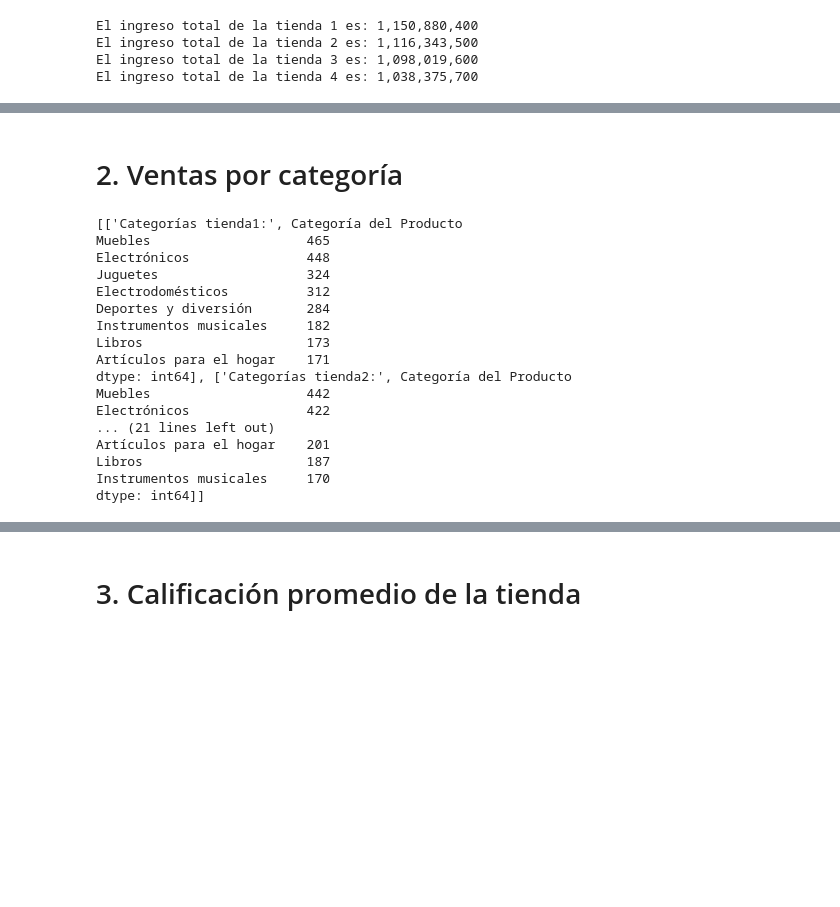
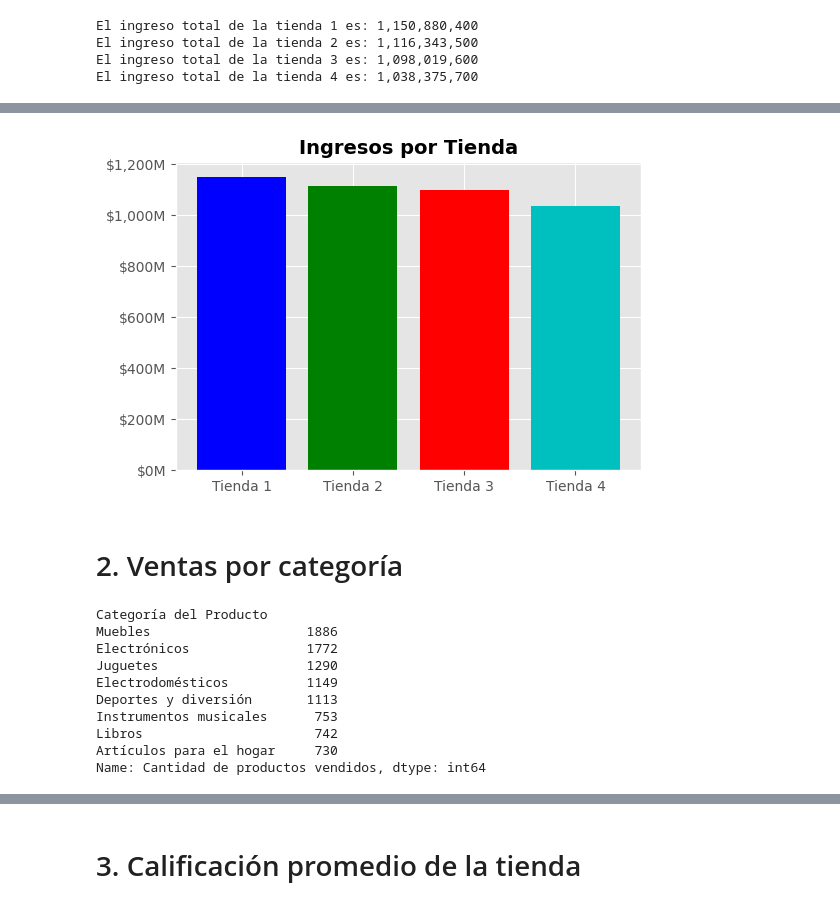
Before and after one commit to Andres-Argotty/challenge1-data-science-latam, a Jupyter notebook: AluraStoreLatam.ipynb, the cells around one changed output, grey strips where cells are left out. Saved outputs shown, nothing was run; the diff lists cells and outputs as text; code cells hidden in the pictures; blank space fills up the shorter version.

Commit message:
Añadimos Gráficas para el análisis

```diff
--- a/AluraStoreLatam.ipynb
+++ b/AluraStoreLatam.ipynb
@@ -36,3 +40,11 @@ El ingreso total de la tienda 1 es: 1,150,880,400
 El ingreso total de la tienda 2 es: 1,116,343,500
 El ingreso total de la tienda 3 es: 1,098,019,600
 El ingreso total de la tienda 4 es: 1,038,375,700
+# %%
+valores_ingreso= pd.DataFrame([[ingreso_total_tienda1],[ingreso_total_tienda2],[ingreso_total_tienda3],[ingreso_total_tienda4]], columns=['Ingreso Total'], index=['Tienda 1','Tienda 2','Tienda 3','Tienda 4'])
+
+# valores_ingreso.iloc[0]=valores_ingreso.iloc[0].apply('{:,.0f}'.format)
+# valores_ingreso.iloc[1]=valores_ingreso.iloc[1].apply('{:,.0f}'.format)
+# valores_ingreso.iloc[2]=valores_ingreso.iloc[2].apply('{:,.0f}'.format)
+# valores_ingreso.iloc[3]=valores_ingreso.iloc[3].apply('{:,.0f}'.format)
+valores_ingreso
@@ -39,3 +57,33 @@ El ingreso total de la tienda 4 es: 1,038,375,700
+# %%
+from matplotlib.ticker import FuncFormatter
+
+x= tiendas
+y = valores_ingreso['Ingreso Total']
+def millones(x, pos=None):
+    """
+    Esta función convierte un número y le da formato de millones (M) sin decimales
+    """
+    return f'${x/1_000_000:,.0f}M'
+
+# Realizar gráfica de suma total de ventas por tienda
+fig, ax = plt.subplots(figsize = (6,4))
+ax.bar(x, y, color = ['b','g','r','c'])
+ax.yaxis.set_major_formatter(FuncFormatter(millones))
+ax.set_title("Ingresos por Tienda", fontsize=14, fontweight='bold')
+
+plt.show()
+
+# Colores:
+# b: blue
+# g: green
+# r: red
+# c: cyan
+# m: magenta
+# y: yellow
+# k: black
+# w: white
+# %% [output]
+[figure, added]
 # %% [markdown]
 # 2. Ventas por categoría
 # %%
@@ -43,25 +91,26 @@ categoria_tienda1= tienda.groupby('Categoría del Producto').size().sort_values(
 categoria_tienda2= tienda2.groupby('Categoría del Producto').size().sort_values(ascending=False)
 categoria_tienda3= tienda3.groupby('Categoría del Producto').size().sort_values(ascending=False)
 categoria_tienda4= tienda4.groupby('Categoría del Producto').size().sort_values(ascending=False)
+# categoria_tienda1
+# categoria_tienda2
+
+
+
+
 
 # TODO Revisar si se puede mejorar la impresion de los resultados
-lista_categoria_tiendas=[['Categorías tienda1:', categoria_tienda1],['Categorías tienda2:', categoria_tienda2],['Categorías tienda3:', categoria_tienda3],['Categorías tienda4:', categoria_tienda4]]
-print(lista_categoria_tiendas)
+categorias_tiendas= pd.concat([tienda,tienda2,tienda3,tienda4])
+categorias_agrupadas= categorias_tiendas.groupby('Categoría del Producto').size().sort_values(ascending=False)
+categorias_agrupadas.name= 'Cantidad de productos vendidos'
+categorias_agrupadas
 # %% [output]
-[['Categorías tienda1:', Categoría del Producto
-Muebles                    465
-Electrónicos               448
-Juguetes                   324
-Electrodomésticos          312
-Deportes y diversión       284
-Instrumentos musicales     182
-Libros                     173
-Artículos para el hogar    171
-dtype: int64], ['Categorías tienda2:', Categoría del Producto
-Muebles                    442
-Electrónicos               422
-... (21 lines left out)
-Artículos para el hogar    201
-Libros                     187
-Instrumentos musicales     170
-dtype: int64]]
+Categoría del Producto
+Muebles                    1886
+Electrónicos               1772
+Juguetes                   1290
+Electrodomésticos          1149
+Deportes y diversión       1113
+Instrumentos musicales      753
+Libros                      742
+Artículos para el hogar     730
+Name: Cantidad de productos vendidos, dtype: int64
```
Also changed, not shown: parts of 6 cells of this notebook.
